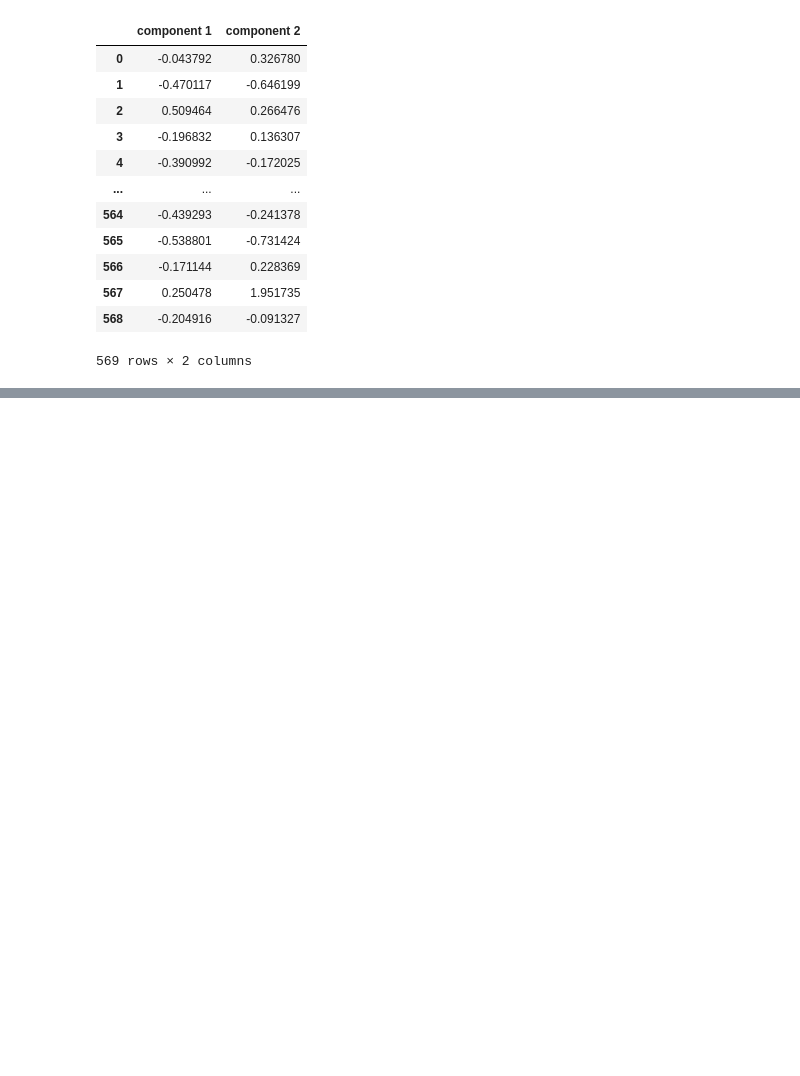
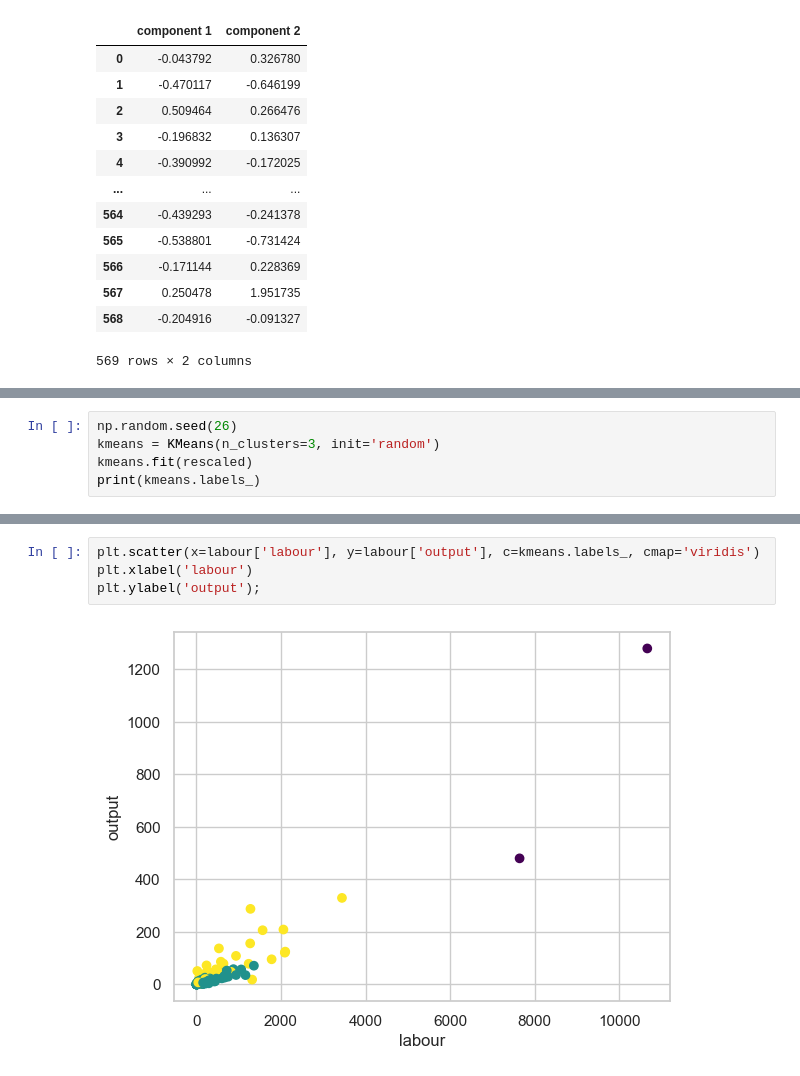
Before and after one commit to Ultraluxe25/Learning-Data-Science-and-Machine-Learning, a Jupyter notebook: Stepik courses/MGIMO Data Analysis - Hypothessis testing and Visualization in Python. PCA. Clusterization with KMeans..ipynb, the cells around one changed output, grey strips where cells are left out. Cells and saved outputs as stored; diff of their text form; blank space fills up the shorter version.

Commit message:
added Clusterization with KMeans

```diff
--- a/Stepik courses/MGIMO Data Analysis - Visualization in Python. PCA.ipynb
+++ b/Stepik courses/MGIMO Data Analysis - Hypothessis testing and Visualization in Python. PCA. Clusterization with KMeans..ipynb
@@ -204,0 +223,5 @@ df_pca
+# %%
+np.random.seed(26)
+kmeans = KMeans(n_clusters=3, init='random')
+kmeans.fit(rescaled)
+print(kmeans.labels_)
@@ -204,0 +245,6 @@ df_pca
+# %%
+plt.scatter(x=labour['labour'], y=labour['output'], c=kmeans.labels_, cmap='viridis')
+plt.xlabel('labour')
+plt.ylabel('output');
+# %% [output]
+[figure, added]
```
Also changed, not shown: parts of 12 cells of this notebook.
